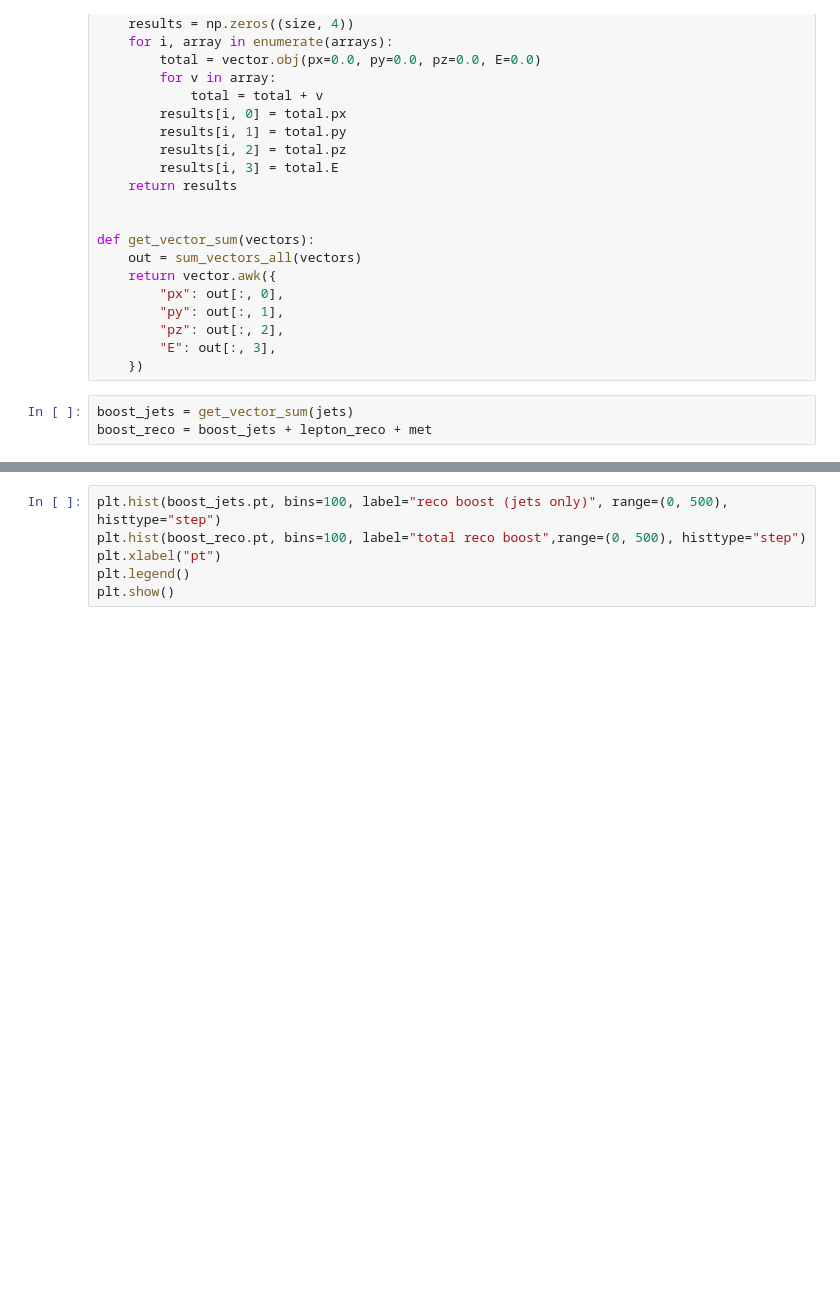
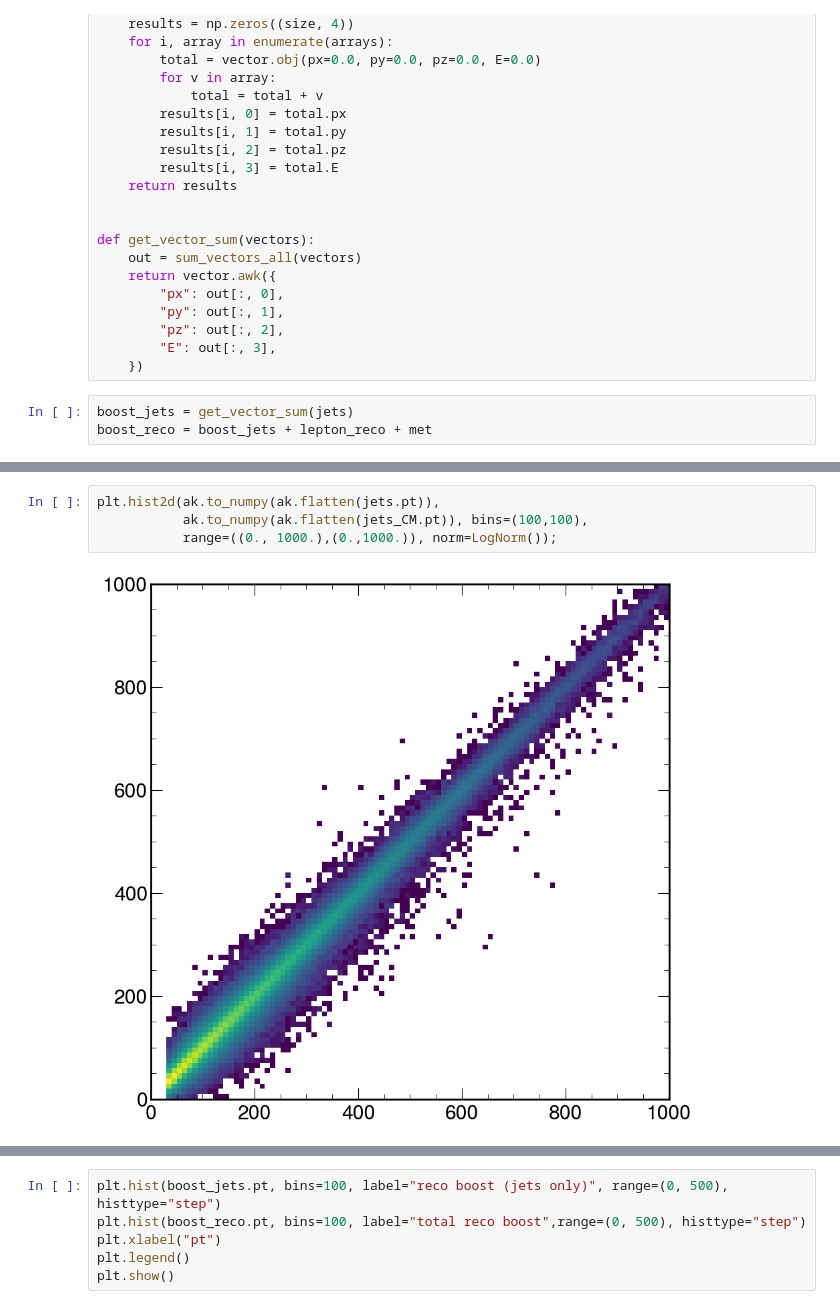
Before and after one commit to valsdav/ttHbb_jets_partons_studies, a Jupyter notebook: GenLevelPlots.ipynb, the cells around one changed output, grey strips where cells are left out. Drawn from its saved outputs; the diff is of its cells as text; blank space fills up the shorter version.

```diff
--- a/GenLevelPlots.ipynb
+++ b/GenLevelPlots.ipynb
@@ -260,0 +339,6 @@ boost_reco = boost_jets + lepton_reco + met
+# %%
+plt.hist2d(ak.to_numpy(ak.flatten(jets.pt)),
+           ak.to_numpy(ak.flatten(jets_CM.pt)), bins=(100,100),
+           range=((0., 1000.),(0.,1000.)), norm=LogNorm());
+# %% [output]
+[figure, added]
```
Also changed, not shown: parts of 11 cells of this notebook.
